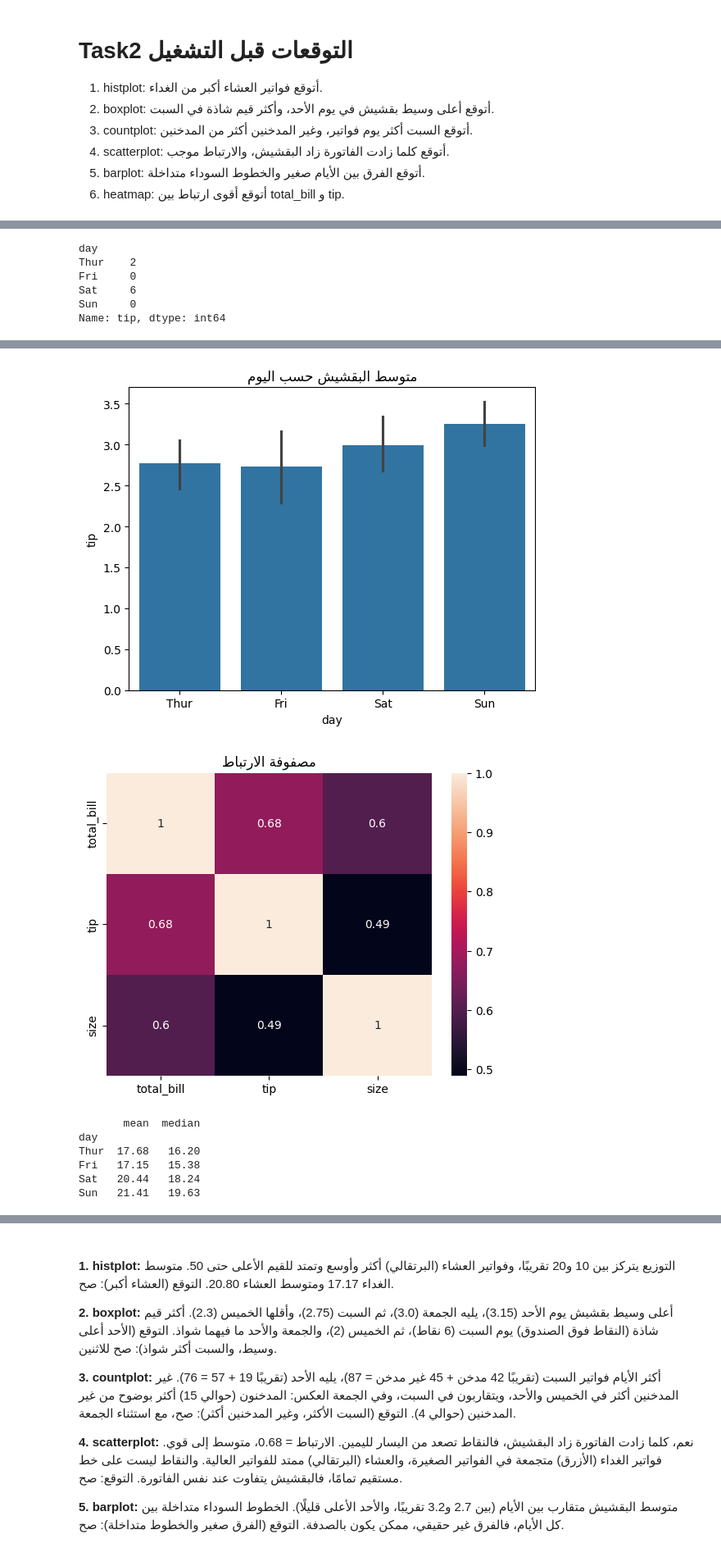
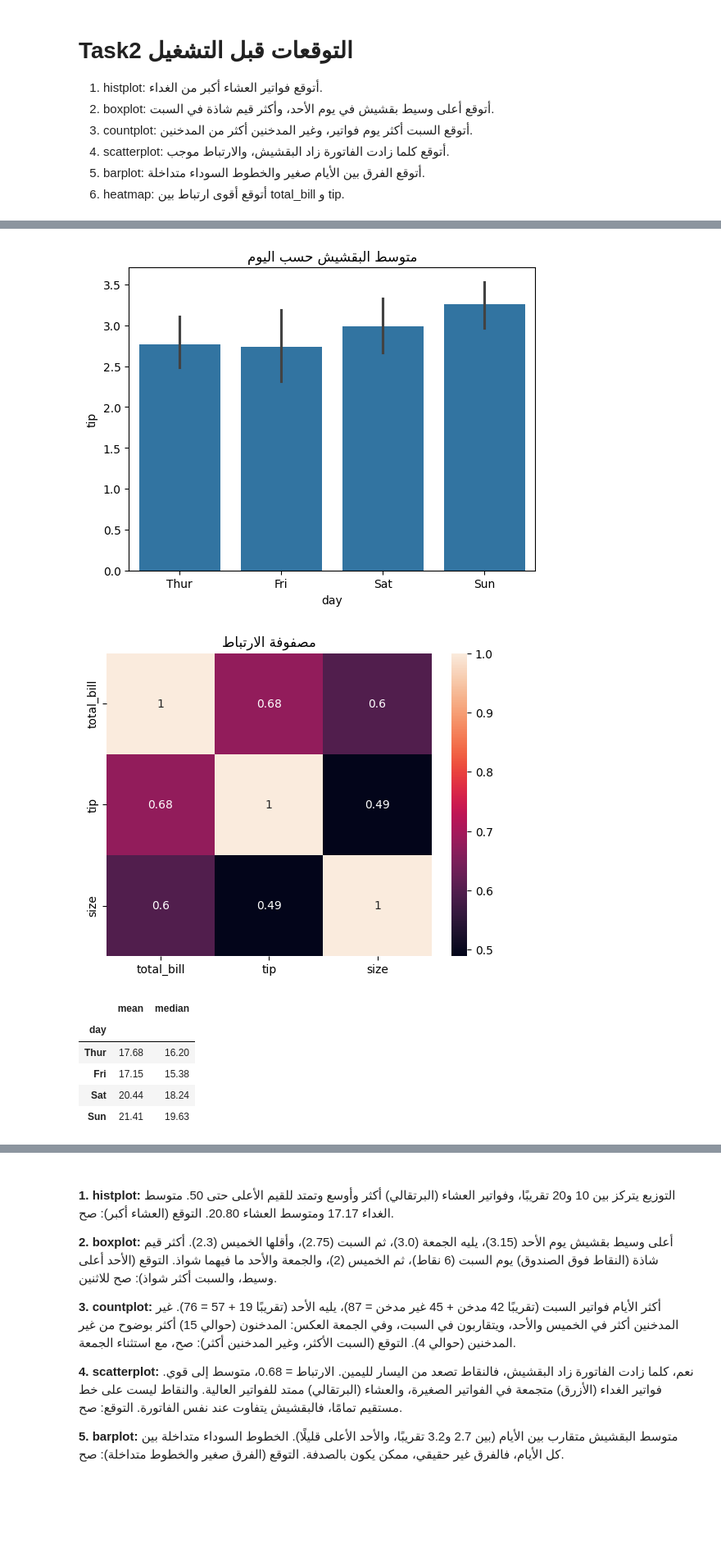
Before and after one commit to loudamn78-gif/thakaa-flow-training, a Jupyter notebook: week3/day14/day14.ipynb, the cells around one changed output, grey strips where cells are left out. Shown at 82% size. Drawn from its saved outputs; the diff is of its cells as text; code cells hidden in the pictures; blank space fills up the shorter version.

```diff
--- a/week3/day14/day14.ipynb
+++ b/week3/day14/day14.ipynb
@@ -81,13 +81,13 @@ tips = sns.load_dataset("tips")
 sns.histplot(data=tips, x="total_bill", hue="time")
 plt.title(ar("توزيع قيمة الفاتورة حسب الوجبة"))
 plt.show()
-print(tips.groupby("day", observed=False)["tip"].apply(n_out))
+tips.groupby("day", observed=False)["total_bill"].agg(["mean", "median"]).round(2)
 
 # 2) توقعي: الأحد أعلى وسيط، والسبت أكثر قيم شاذة
 sns.boxplot(data=tips, x="day", y="tip")
 plt.title(ar("البقشيش حسب اليوم"))
 plt.show()
-print(tips.groupby("day", observed=False)["tip"].apply(n_out))
+tips.groupby("day", observed=False)["total_bill"].agg(["mean", "median"]).round(2)
 
 # 3) توقعي: السبت الأكثر فواتير
 sns.countplot(data=tips, x="day", hue="smoker")
@@ -110,6 +110,6 @@ corr = tips[["total_bill", "tip", "size"]].corr()
 sns.heatmap(corr, annot=True)
 plt.title(ar("مصفوفة الارتباط"))
 plt.show()
-print(tips.groupby("day")["total_bill"].agg(["mean", "median"]).round(2))
+tips.groupby("day", observed=False)["total_bill"].agg(["mean", "median"]).round(2)
 # %% [output]
 [figure]
@@ -122,20 +116,14 @@ Name: tip, dtype: int64
 [figure]
-day
-Thur    2
-Fri     0
-Sat     6
-Sun     0
-Name: tip, dtype: int64
 [figure]
 [figure]
 [figure]
 [figure]
-       mean  median
-day
-Thur  17.68   16.20
-Fri   17.15   15.38
-Sat   20.44   18.24
-Sun   21.41   19.63
+|  | mean | median |
+| day |  |  |
+| Thur | 17.68 | 16.20 |
+| Fri | 17.15 | 15.38 |
+| Sat | 20.44 | 18.24 |
+| Sun | 21.41 | 19.63 |
 # %%
 def n_out(s):
     q1, q3 = s.quantile([.25, .75])
```
Also changed, not shown: parts of 5 cells of this notebook.
